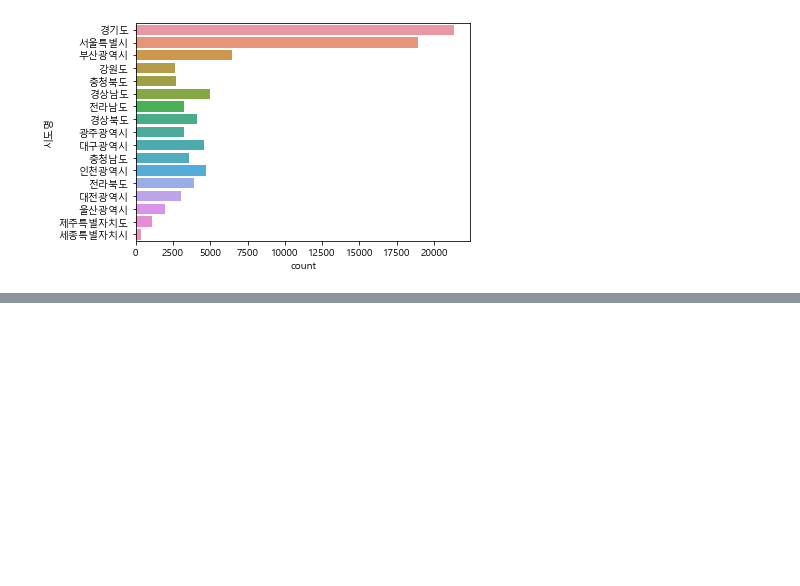
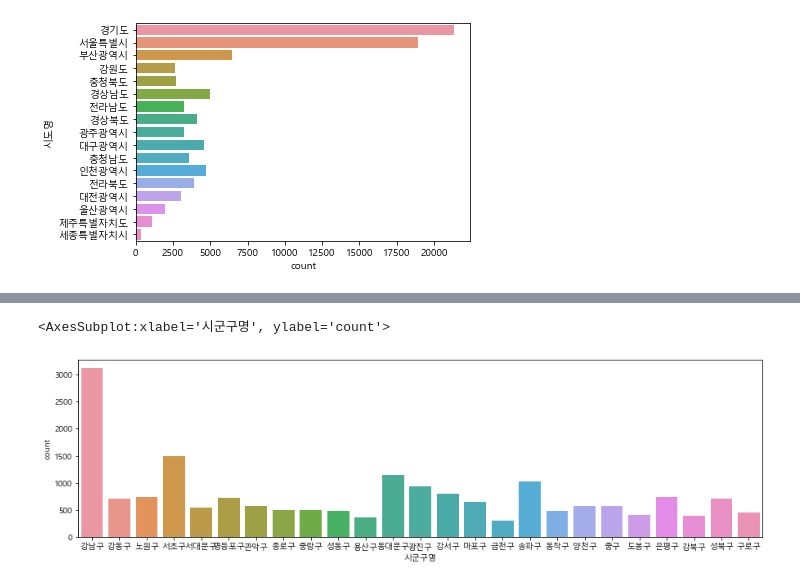
Before and after one commit to teng-ny/Today-I-Learn, a Jupyter notebook: 데이터분석(my)/서울 종합병원 분포 데이터분석.ipynb, the cells around one changed output, grey strips where cells are left out. Saved outputs shown, nothing was run; the diff lists cells and outputs as text; code cells hidden in the pictures; blank space fills up the shorter version.

```diff
--- a/데이터분석(my)/서울 종합병원 분포 데이터분석.ipynb
+++ b/데이터분석(my)/서울 종합병원 분포 데이터분석.ipynb
@@ -199,0 +346,7 @@ sns.countplot(data=df, y='시도명')
+# %%
+#seaborn
+plt.figure(figsize=(15,4))
+sns.countplot(data=df_seoul, x="시군구명")
+# %% [output]
+<AxesSubplot:xlabel='시군구명', ylabel='count'>
+[figure, added]
```
Also changed, not shown: parts of 23 cells of this notebook.
